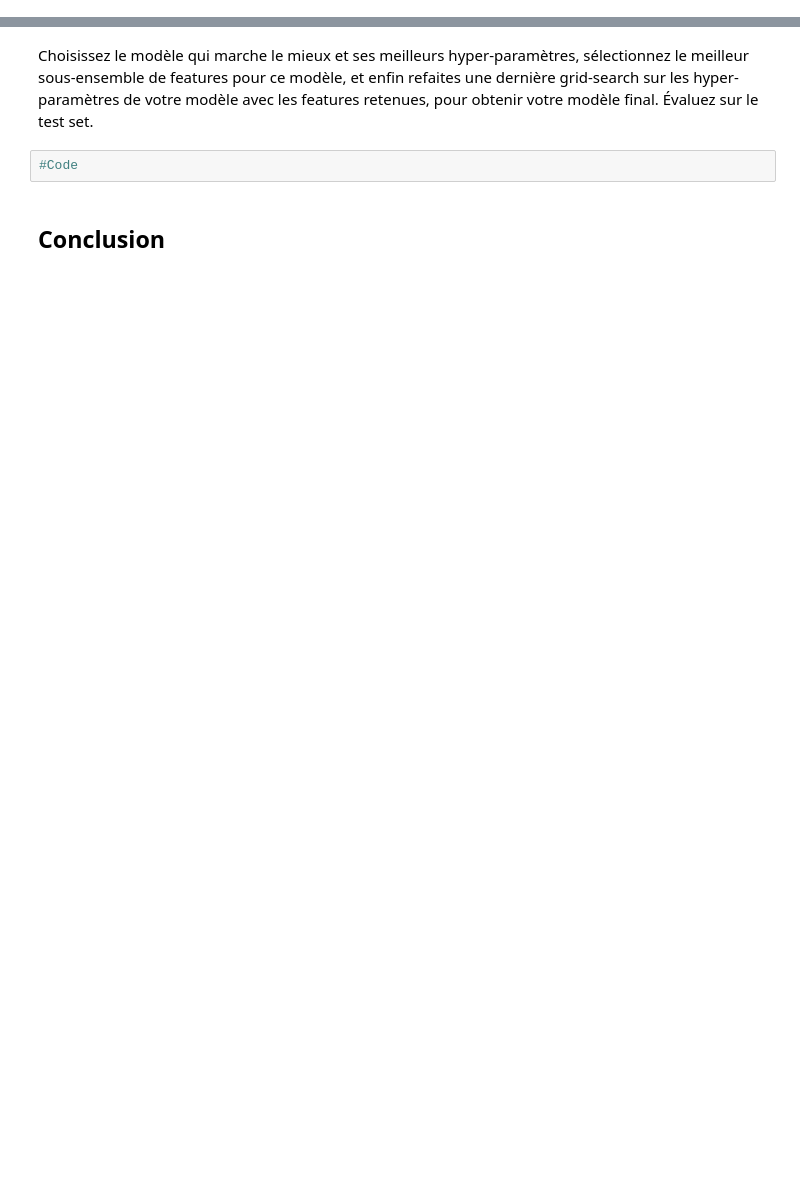
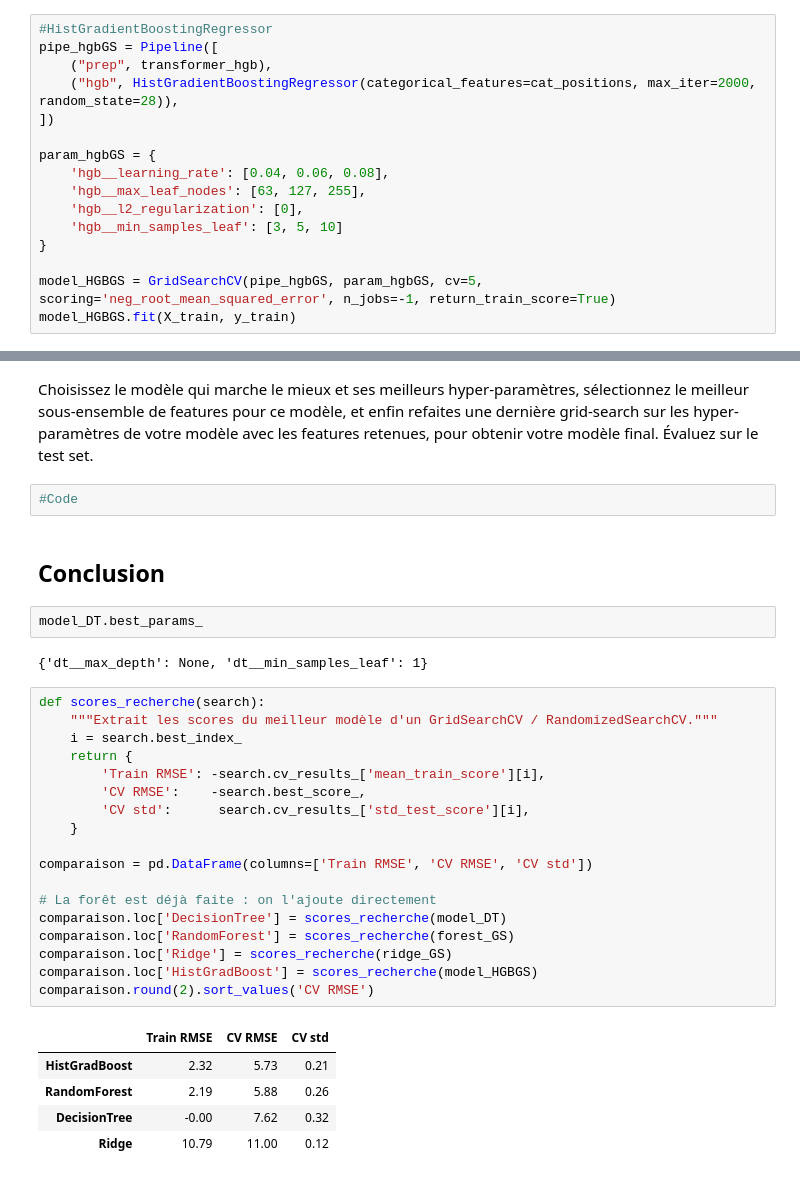
Before and after one commit to srcccninta/ML1, a Jupyter notebook: Notebooks/ML12_GridSearch_RandomForest.ipynb, the cells around one changed output, grey strips where cells are left out. Saved outputs shown, nothing was run; the diff lists cells and outputs as text; blank space fills up the shorter version.

```diff
--- a/Notebooks/ML12_GridSearch_RandomForest.ipynb
+++ b/Notebooks/ML12_GridSearch_RandomForest.ipynb
@@ -485,0 +562,16 @@ Comparez plus de modèles de régression entre eux (par exemple en plus de la r
+# %%
+#HistGradientBoostingRegressor
+pipe_hgbGS = Pipeline([
+    ("prep", transformer_hgb),
+    ("hgb", HistGradientBoostingRegressor(categorical_features=cat_positions, max_iter=2000, random_state=28)),
+])
+
+param_hgbGS = {
+    'hgb__learning_rate': [0.04, 0.06, 0.08],
+    'hgb__max_leaf_nodes': [63, 127, 255],
+    'hgb__l2_regularization': [0],
+    'hgb__min_samples_leaf': [3, 5, 10]
+}
+
+model_HGBGS = GridSearchCV(pipe_hgbGS, param_hgbGS, cv=5, scoring='neg_root_mean_squared_error', n_jobs=-1, return_train_score=True)
+model_HGBGS.fit(X_train, y_train)
@@ -489,3 +650,31 @@ Choisissez le modèle qui marche le mieux et ses meilleurs hyper-paramètres, s
 #Code
 # %% [markdown]
 ## Conclusion
+# %%
+model_DT.best_params_
+# %% [output]
+{'dt__max_depth': None, 'dt__min_samples_leaf': 1}
+# %%
+def scores_recherche(search):
+    """Extrait les scores du meilleur modèle d'un GridSearchCV / RandomizedSearchCV."""
+    i = search.best_index_
+    return {
+        'Train RMSE': -search.cv_results_['mean_train_score'][i],
+        'CV RMSE':    -search.best_score_,
+        'CV std':      search.cv_results_['std_test_score'][i],
+    }
+
+comparaison = pd.DataFrame(columns=['Train RMSE', 'CV RMSE', 'CV std'])
+
+# La forêt est déjà faite : on l'ajoute directement
+comparaison.loc['DecisionTree'] = scores_recherche(model_DT)
+comparaison.loc['RandomForest'] = scores_recherche(forest_GS)
+comparaison.loc['Ridge'] = scores_recherche(ridge_GS)
+comparaison.loc['HistGradBoost'] = scores_recherche(model_HGBGS)
+comparaison.round(2).sort_values('CV RMSE')
+# %% [output]
+|  | Train RMSE | CV RMSE | CV std |
+| HistGradBoost | 2.32 | 5.73 | 0.21 |
+| RandomForest | 2.19 | 5.88 | 0.26 |
+| DecisionTree | -0.00 | 7.62 | 0.32 |
+| Ridge | 10.79 | 11.00 | 0.12 |
```
Also changed, not shown: parts of 18 cells of this notebook.
